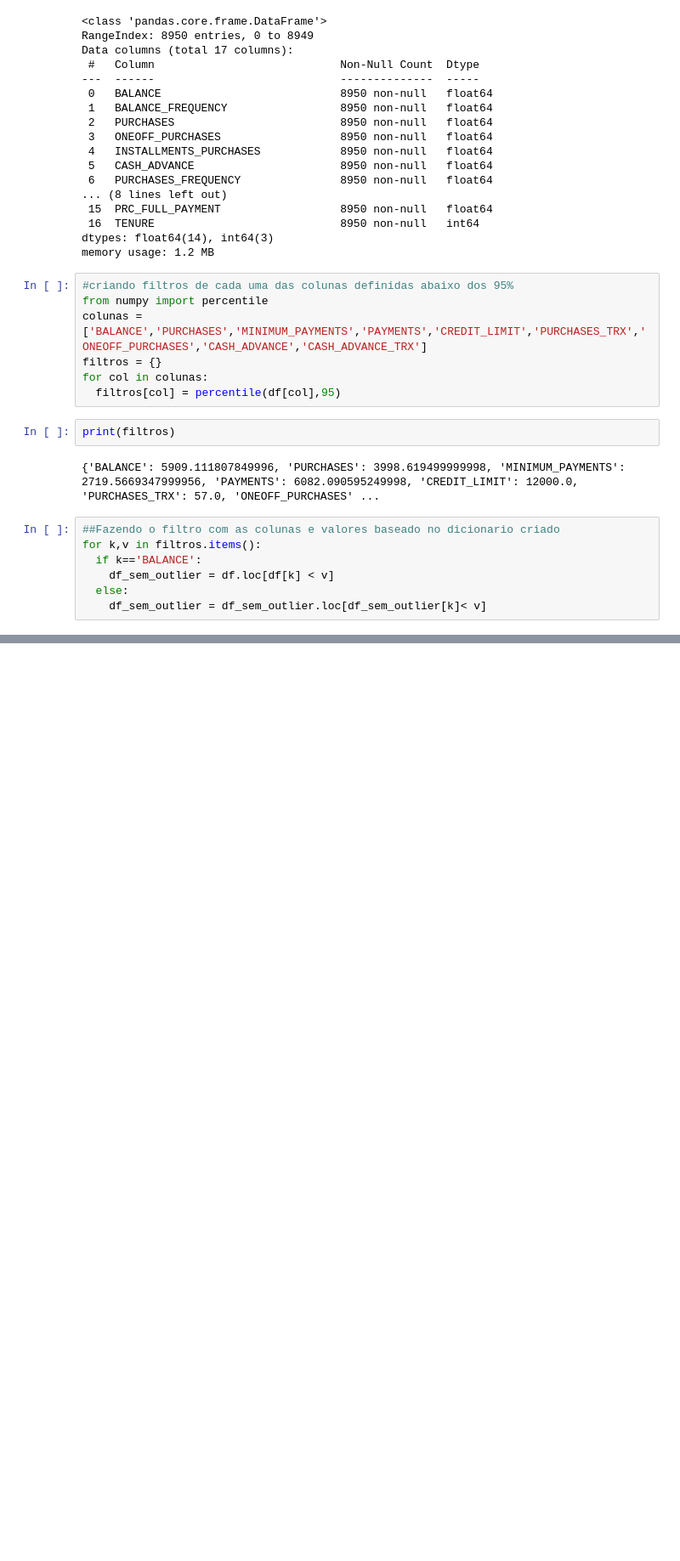
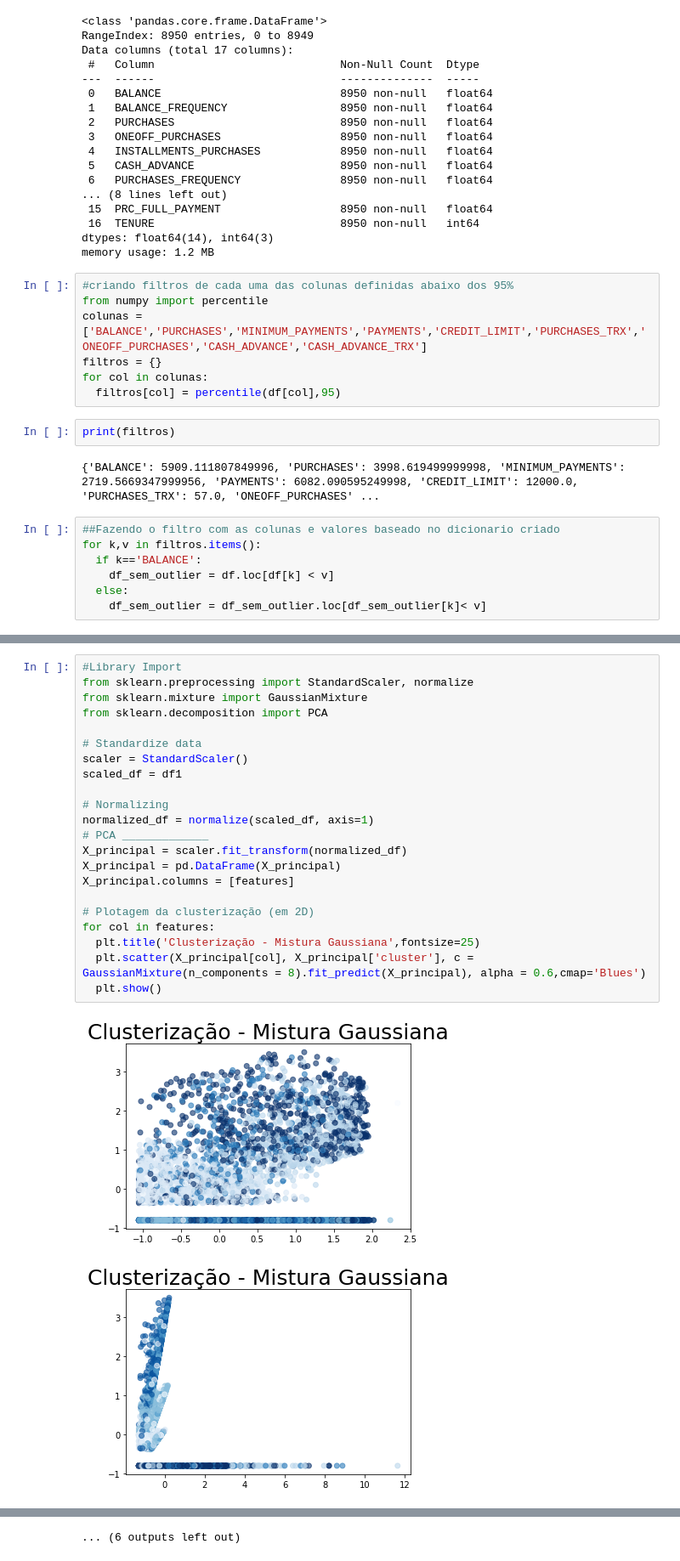
Before and after one commit to digicabral/portifolio-data, a Jupyter notebook: clustering_bank.ipynb, the cells around one changed output, grey strips where cells are left out. Shown at 85% size. Saved outputs shown, nothing was run; the diff lists cells and outputs as text; blank space fills up the shorter version.

```diff
--- a/clustering_bank.ipynb
+++ b/clustering_bank.ipynb
@@ -106,0 +283,25 @@ teste.head()
+# %%
+#Library Import
+from sklearn.preprocessing import StandardScaler, normalize
+from sklearn.mixture import GaussianMixture
+from sklearn.decomposition import PCA
+
+# Standardize data
+scaler = StandardScaler()
+scaled_df = df1
+
+# Normalizing
+normalized_df = normalize(scaled_df, axis=1)
+# PCA _____________
+X_principal = scaler.fit_transform(normalized_df)
+X_principal = pd.DataFrame(X_principal)
+X_principal.columns = [features]
+
+# Plotagem da clusterização (em 2D)
+for col in features:
+  plt.title('Clusterização - Mistura Gaussiana',fontsize=25)
+  plt.scatter(X_principal[col], X_principal['cluster'], c = GaussianMixture(n_components = 8).fit_predict(X_principal), alpha = 0.6,cmap='Blues')
+  plt.show()
+# %% [output]
+[figure, added]
+[figure, added]
@@ -106,0 +318 @@ teste.head()
+... (6 outputs left out)
```
Also changed, not shown: parts of 19 cells of this notebook.
